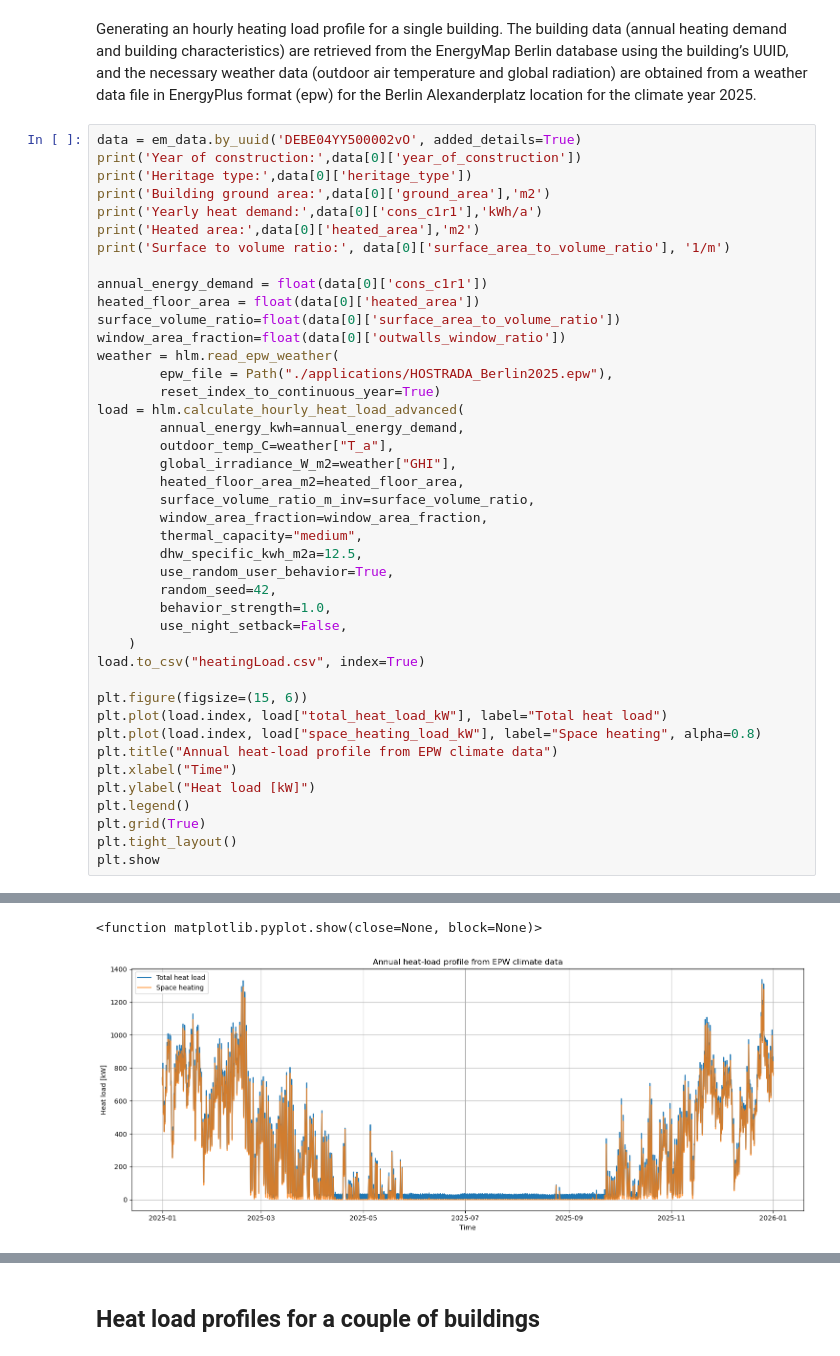
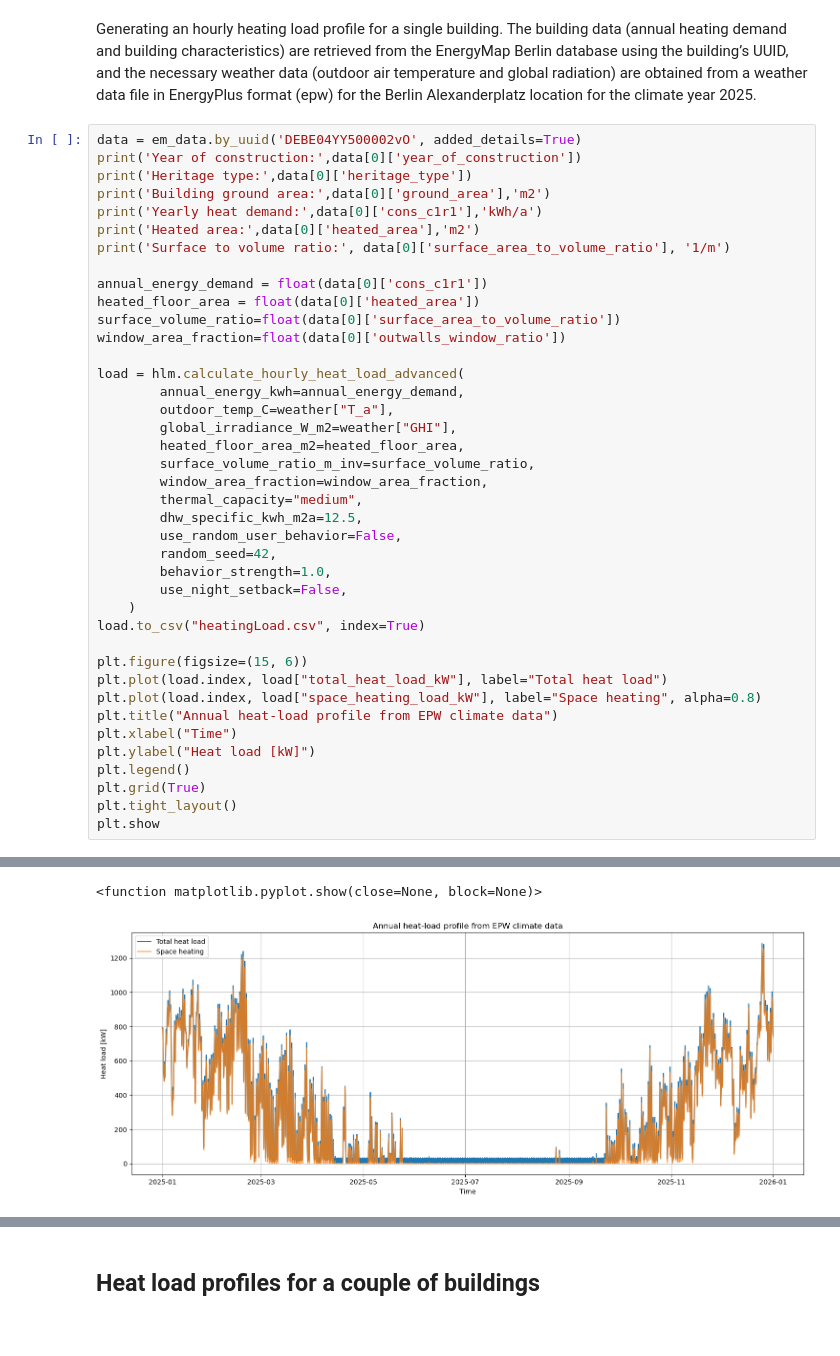
Before and after one commit to UdK-VPT/energymap4py, a Jupyter notebook: HeatLoadProfiles.ipynb, the cells around one changed output, grey strips where cells are left out. Saved outputs shown, nothing was run; the diff lists cells and outputs as text.

```diff
--- a/HeatLoadProfiles.ipynb
+++ b/HeatLoadProfiles.ipynb
@@ -23,9 +179,7 @@ annual_energy_demand = float(data[0]['cons_c1r1'])
 heated_floor_area = float(data[0]['heated_area'])
 surface_volume_ratio=float(data[0]['surface_area_to_volume_ratio'])
 window_area_fraction=float(data[0]['outwalls_window_ratio'])
-weather = hlm.read_epw_weather(
-        epw_file = Path("./applications/HOSTRADA_Berlin2025.epw"),
-        reset_index_to_continuous_year=True)
+
 load = hlm.calculate_hourly_heat_load_advanced(
         annual_energy_kwh=annual_energy_demand,
         outdoor_temp_C=weather["T_a"],
@@ -34,32 +188,32 @@ load = hlm.calculate_hourly_heat_load_advanced(
         surface_volume_ratio_m_inv=surface_volume_ratio,
         window_area_fraction=window_area_fraction,
         thermal_capacity="medium",
         dhw_specific_kwh_m2a=12.5,
-        use_random_user_behavior=True,
+        use_random_user_behavior=False,
         random_seed=42,
         behavior_strength=1.0,
         use_night_setback=False,
     )
 load.to_csv("heatingLoad.csv", index=True)
 
 plt.figure(figsize=(15, 6))
 plt.plot(load.index, load["total_heat_load_kW"], label="Total heat load")
 plt.plot(load.index, load["space_heating_load_kW"], label="Space heating", alpha=0.8)
 plt.title("Annual heat-load profile from EPW climate data")
 plt.xlabel("Time")
 plt.ylabel("Heat load [kW]")
 plt.legend()
 plt.grid(True)
 plt.tight_layout()
 plt.show
 # %% [output]
 https://energymap-berlin.de/map/query?mode=uuid&uuid=DEBE04YY500002vO
 https://energymap-berlin.de/map/query?mode=modeldefault&uuids=DEBE04YY500002vO
 Year of construction: 1962
 Heritage type: Baudenkmal
 Building ground area: 4449.4 m2
 Yearly heat demand: 2201861.42 kWh/a
 Heated area: 10284.3090909091 m2
 Surface to volume ratio: 0.280572561554495 1/m
 <function matplotlib.pyplot.show(close=None, block=None)>
-[figure, old version]
+[figure, new version]
```
Also changed, not shown: parts of 18 cells of this notebook, 2 other files.
